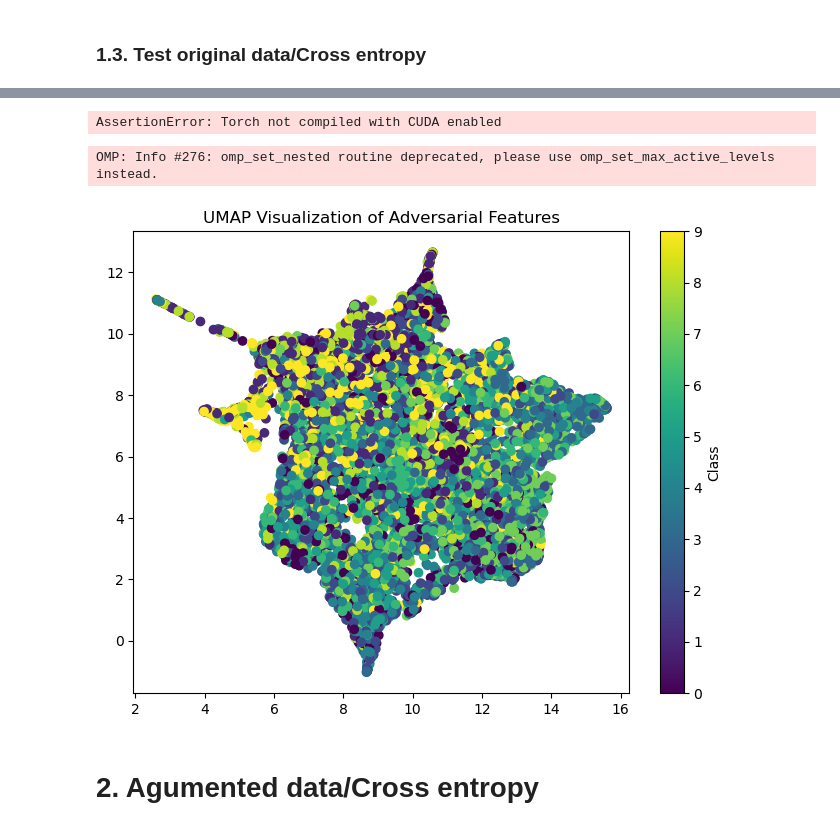
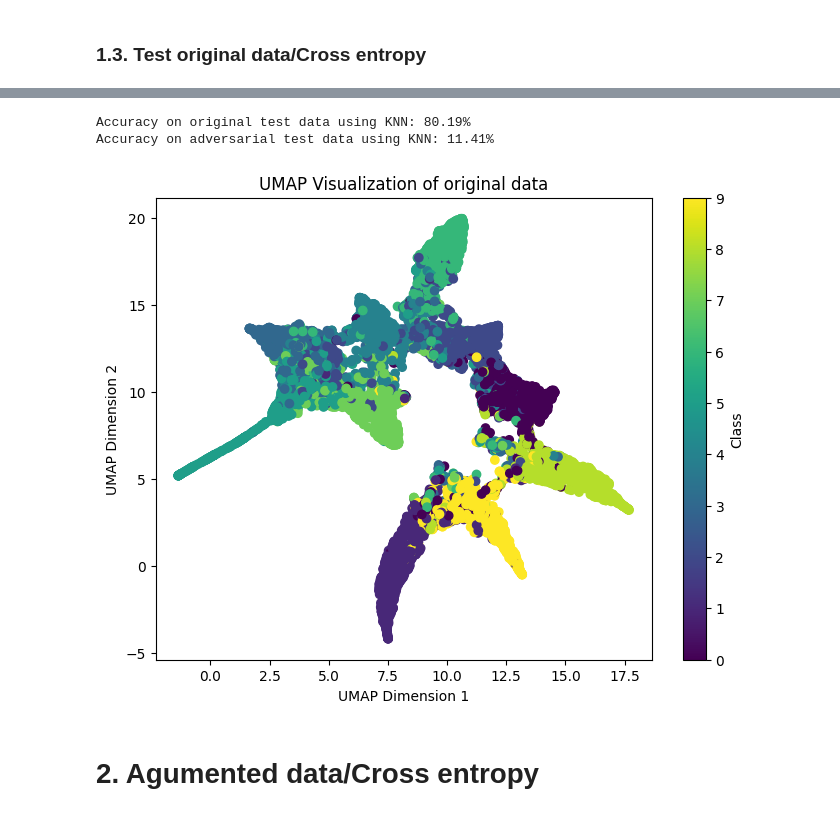
Before and after one commit to moshafieeha/Deep-Learning-Mini-Projects, a Jupyter notebook: Robustenss in Classification.ipynb, the cells around one changed output, grey strips where cells are left out. Cells and saved outputs as stored; diff of their text form; code cells hidden in the pictures.

```diff
--- a/Robustenss in Classification.ipynb
+++ b/Robustenss in Classification.ipynb
@@ -17,6 +40,11 @@ from pytorch_metric_learning import losses
 # %%
 # Set global parameters
 num_epochs = 10
+
 device = torch.device("cuda" if torch.cuda.is_available() else "mps")
-print(device)
+if device == 'cuda':
+    model = torch.nn.DataParallel(model)
+    cudnn.benchmark = True
+
+    print(device)
 # %% [output]
@@ -326,3 +229,37 @@ def extract_and_visualize_features(model, images, labels, device):
+# %%
+def plot_umap(model, dataloader, device):
+    # Set model to evaluation mode
+    model.eval()
+
+    # Define a function to get embeddings
+    def get_embeddings(model, dataloader):
+        embeddings = []
+        labels = []
+        with torch.no_grad():
+            for images, targets in dataloader:
+                images = images.to(device)
+                outputs = model(images)
+                embeddings.append(outputs.cpu().numpy())
+                labels.append(targets.cpu().numpy())
+        embeddings = np.concatenate(embeddings)
+        labels = np.concatenate(labels)
+        return embeddings, labels
+
+    # Get embeddings from the dataloader
+    embeddings_test, labels_test = get_embeddings(model, dataloader)
+
+    # Use UMAP to reduce dimensionality
+    reducer = UMAP()
+    embedding_umap_test = reducer.fit_transform(embeddings_test)
+
+    # Plot UMAP visualization
+    plt.figure(figsize=(8, 6))
+    plt.scatter(embedding_umap_test[:, 0], embedding_umap_test[:, 1], c=labels_test, cmap='viridis')
+    plt.colorbar(label='Class')
+    plt.title('UMAP Visualization of original data')
+    plt.xlabel('UMAP Dimension 1')
+    plt.ylabel('UMAP Dimension 2')
+    plt.show()
 # %% [markdown]
 ### Generate adverserial samples
 # %%
@@ -432,13 +364,13 @@ knn_classifier.fit(train_features, train_labels)
 test_model_knn(model, knn_classifier, test_loader)
 test_model_adversarial_knn(model, knn_classifier, adversarial_images, labels, device)
 # %% [output]
-AssertionError: Torch not compiled with CUDA enabled
+Accuracy on original test data using KNN: 80.19%
+Accuracy on adversarial test data using KNN: 11.41%
 # %%
 # Call the function to extract and visualize features
-extract_and_visualize_features(model, adversarial_images, labels, device)
+plot_umap(model, test_loader, device)
 # %% [output]
-OMP: Info #276: omp_set_nested routine deprecated, please use omp_set_max_active_levels instead.
-[figure, old version]
+[figure, new version]
 # %% [markdown]
 # 2. Agumented data/Cross entropy
 # %% [markdown]
```
Also changed, not shown: parts of 24 cells of this notebook.
